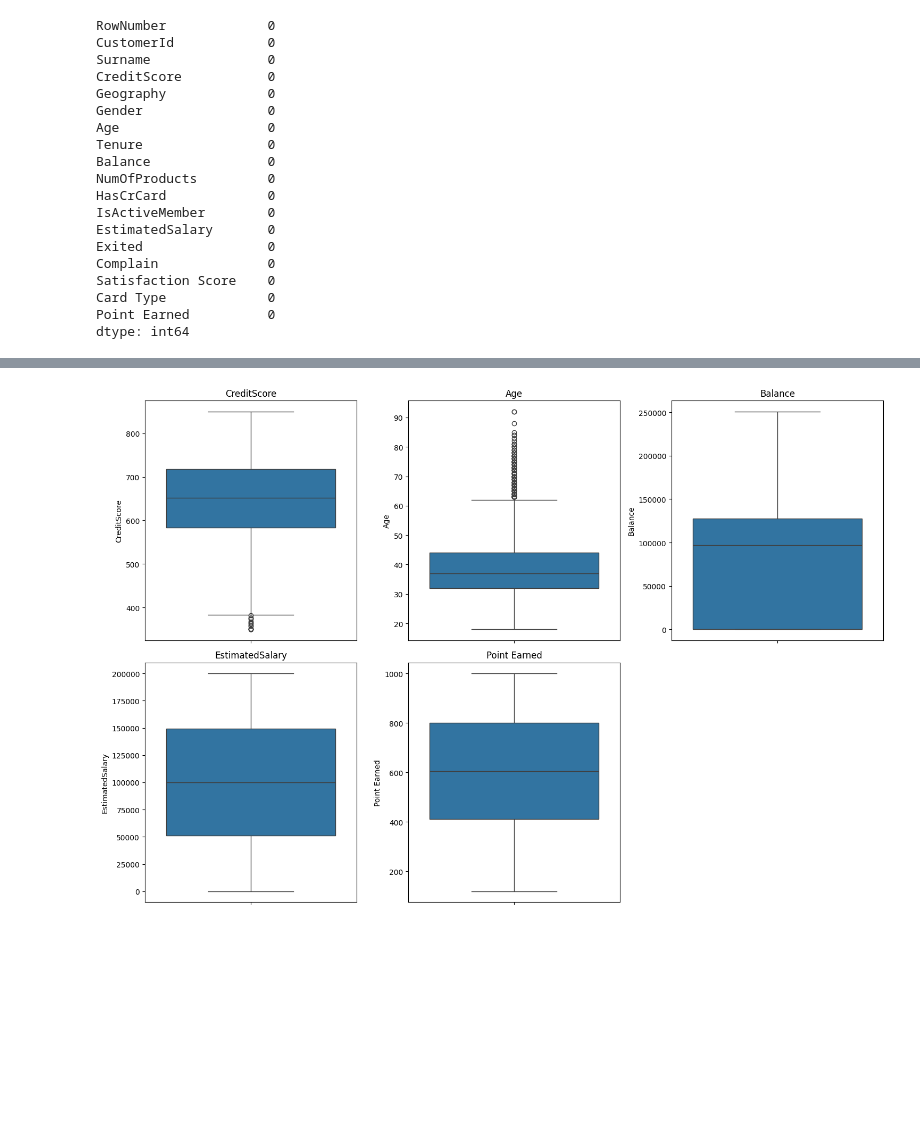
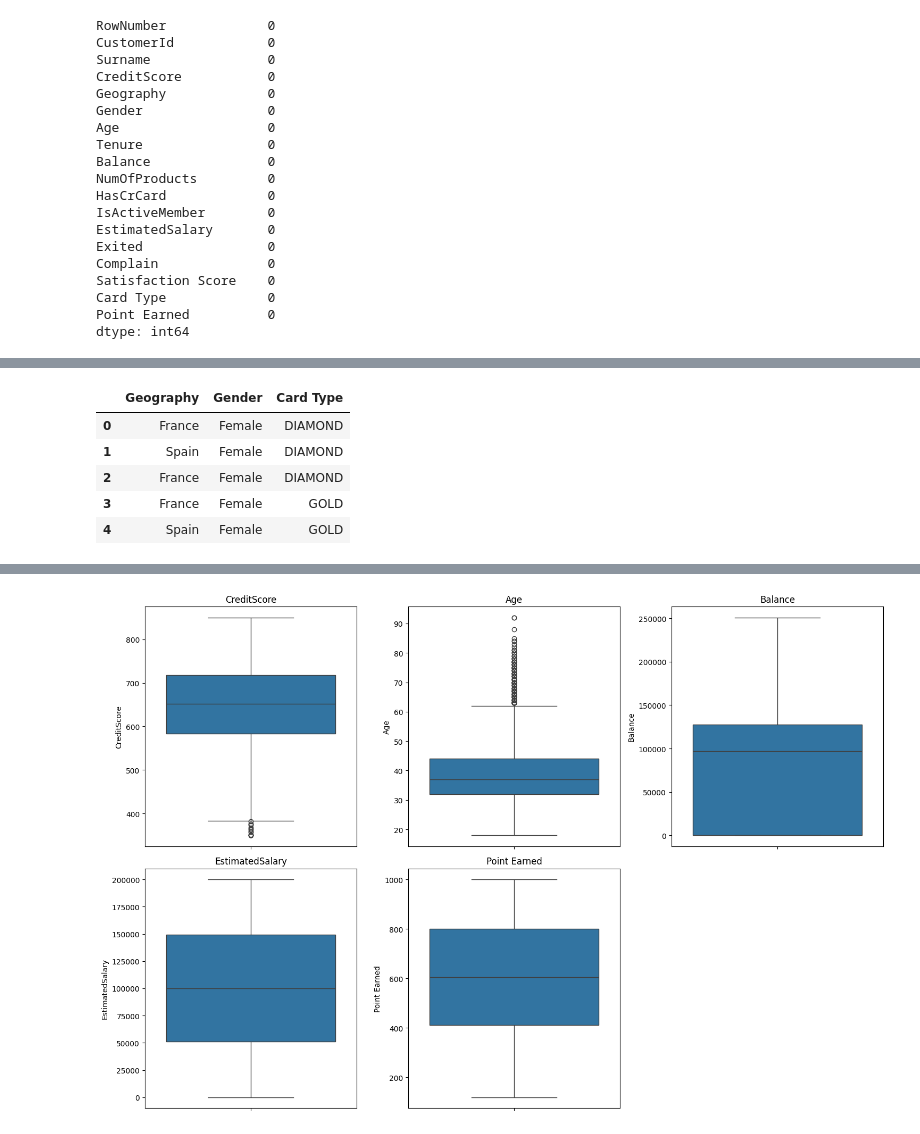
Before and after one commit to MateoPerezSuarez/Bank-Churn-Project, a Jupyter notebook: EDA_process.ipynb, the cells around one changed output, grey strips where cells are left out. Drawn from its saved outputs; the diff is of its cells as text; code cells hidden in the pictures; blank space fills up the shorter version.

```diff
--- a/EDA_process.ipynb
+++ b/EDA_process.ipynb
@@ -111,0 +118,10 @@ there are no null values in the dataset, which facilitates the task.
+# %%
+categoricData = data.select_dtypes(exclude=[np.number])
+categoricData.head()
+# %% [output]
+|  | Geography | Gender | Card Type |
+| 0 | France | Female | DIAMOND |
+| 1 | Spain | Female | DIAMOND |
+| 2 | France | Female | DIAMOND |
+| 3 | France | Female | GOLD |
+| 4 | Spain | Female | GOLD |
```
Also changed, not shown: parts of 32 cells of this notebook, 1 other file.
